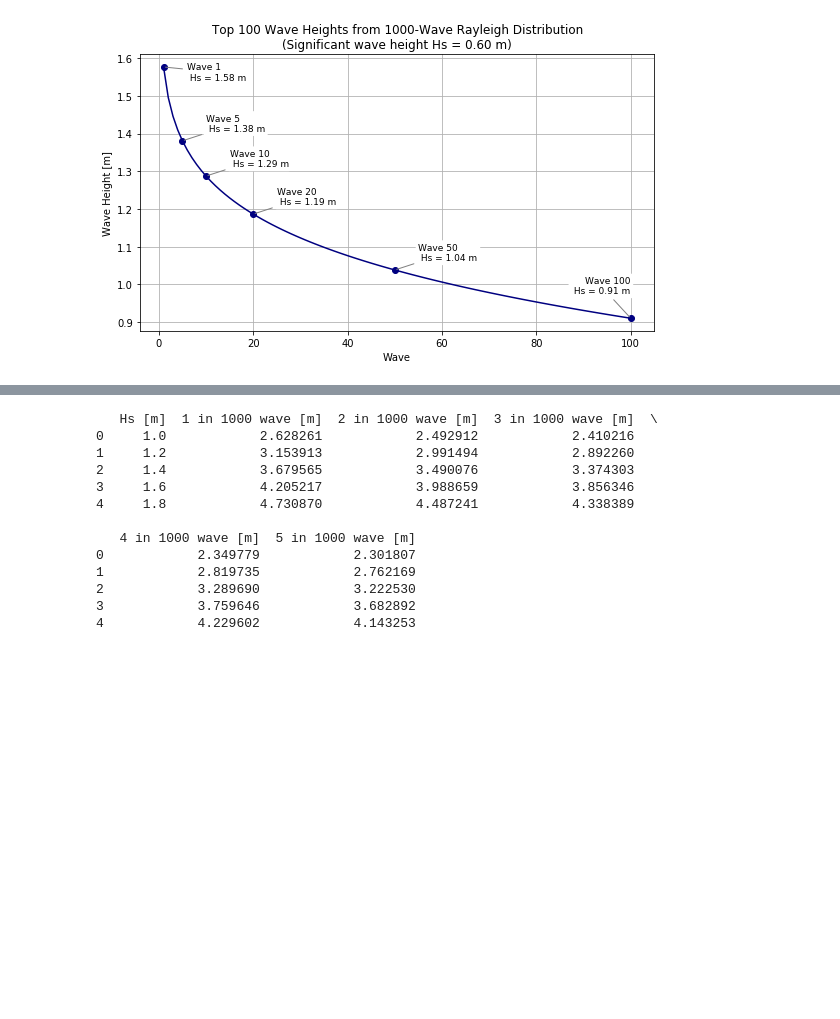
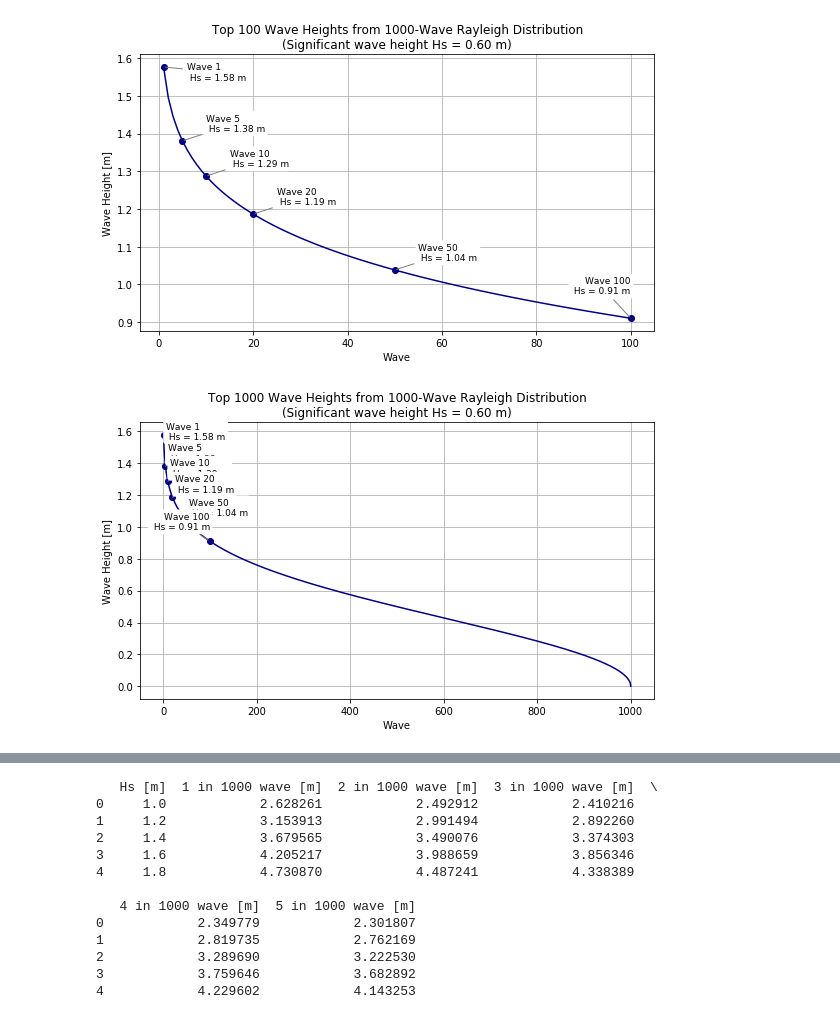
Before and after one commit to ThomasPennockTU/Thesis_Repository, a Jupyter notebook: workfolder/jonswap_waves/waves.ipynb, the cells around one changed output, grey strips where cells are left out. Cells and saved outputs as stored; diff of their text form; code cells hidden in the pictures; blank space fills up the shorter version.

```diff
--- a/workfolder/jonswap_waves/waves.ipynb
+++ b/workfolder/jonswap_waves/waves.ipynb
@@ -69,6 +70,78 @@ plt.tight_layout()
 plt.show()
 # %% [output]
 [figure]
+# %%
+import numpy as np
+import matplotlib.pyplot as plt
+
+# Force white background
+plt.rcParams['figure.facecolor'] = 'white'
+plt.rcParams['axes.facecolor'] = 'white'
+
+# Parameters
+Hs = 0.6  # Significant wave height [m]
+N = 1000  # Total number of waves
+n_peaks = 1000  # Number of top waves
+
+# Rayleigh scale parameter
+sigma = Hs / np.sqrt(2)
+
+# Compute exceedance probabilities
+exceed_probs = np.arange(n_peaks, 0, -1) / N
+H_extreme = sigma * np.sqrt(-2 * np.log(exceed_probs))
+H_extreme = H_extreme[::-1]  # Largest wave rank 1
+
+# Prepare x-axis
+ranks = np.arange(1, n_peaks + 1)
+
+# Plot plain line
+plt.figure(figsize=(8, 5))
+plt.plot(ranks, H_extreme, '-', color='navy')
+
+# Define ranks to highlight
+highlight_ranks = [1, 5, 10, 20, 50, 100]
+highlight_heights = H_extreme[np.array(highlight_ranks) - 1]
+
+# Plot markers only at highlight ranks
+plt.plot(highlight_ranks, highlight_heights, 'o', color='navy')
+
+# Define custom offsets for each annotation (in data coordinates)
+offsets = {
+    1: (5, -0.04),
+    5: (5, 0.02),
+    10: (5, 0.02),
+    20: (5, 0.02),
+    50: (5, 0.02),
+    100: (-0.05, 0.06)
+}
+
+for rank in highlight_ranks:
+    height = H_extreme[rank - 1]
+    dx, dy = offsets.get(rank, (5, 0.2))
+
+    plt.annotate(
+        f"Wave {rank}\n Hs = {height:.2f} m",
+        xy=(rank, height),
+        xytext=(rank + dx, height + dy),
+        fontsize=9,
+        ha='right' if dx < 0 else 'left',
+        va='bottom',
+        arrowprops=dict(arrowstyle='-', color='gray', lw=1),
+        bbox=dict(boxstyle='round,pad=0.3', fc='white', ec='none', alpha=1)
+    )
+
+plt.xlabel('Wave')
+plt.ylabel('Wave Height [m]')
+plt.title(
+    f"Top {n_peaks} Wave Heights from {N}-Wave Rayleigh Distribution\n"
+    f"(Significant wave height Hs = {Hs:.2f} m)"
+)
+plt.grid(True)
+plt.tight_layout()
+plt.savefig("rayleigh_1000_wave_heights.png", dpi=300, bbox_inches='tight')
+plt.show()
+# %% [output]
+[figure, added]
 # %%
 import numpy as np
 import matplotlib.pyplot as plt
```
Also changed, not shown: parts of 2 cells of this notebook, 11 other files.
